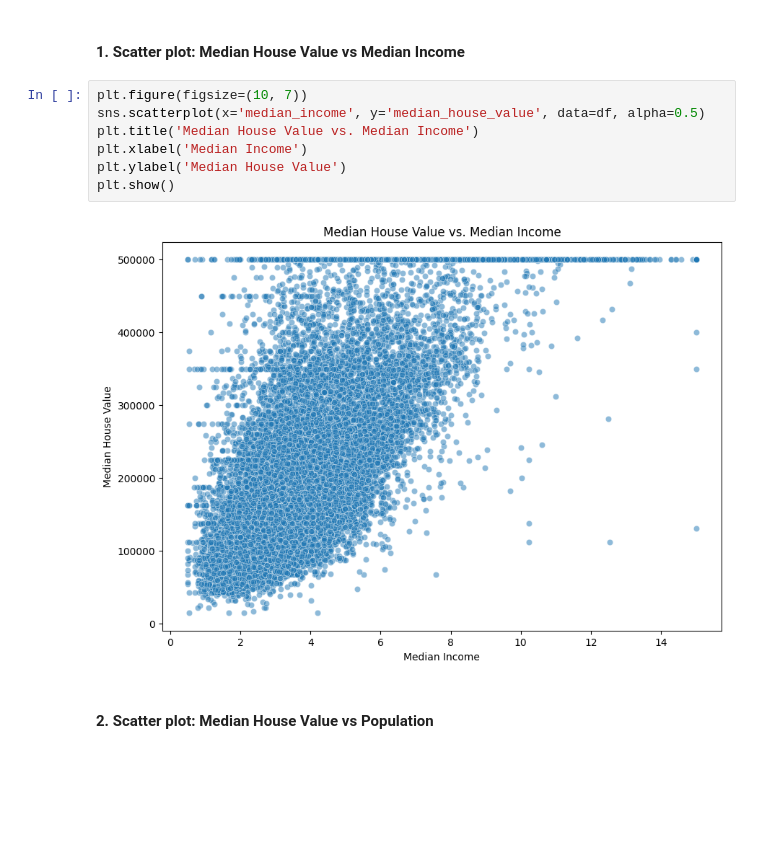
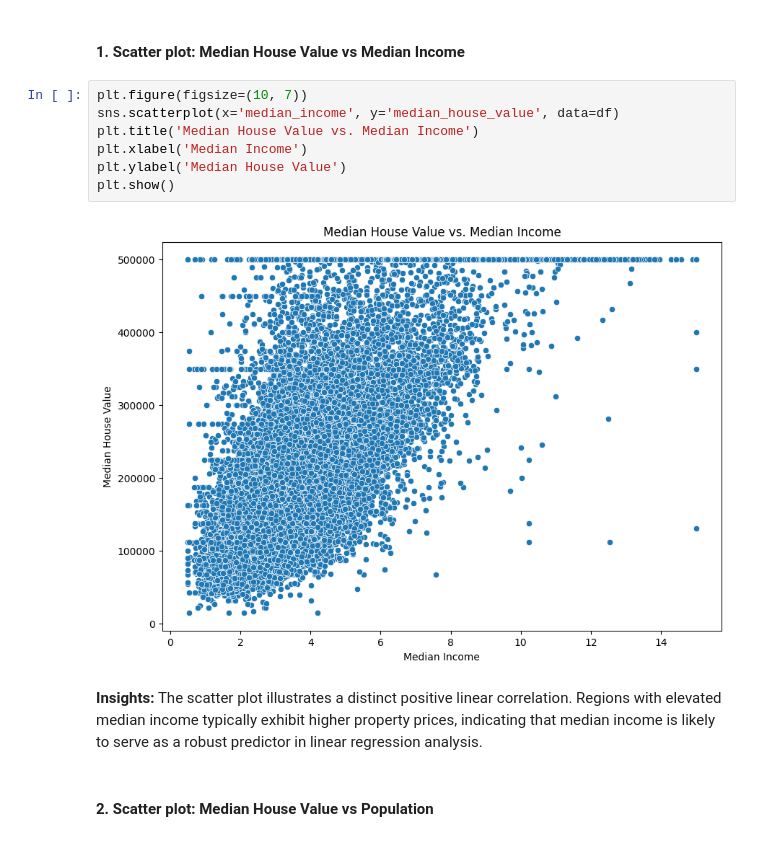
Before and after one commit to MandeepCon/Practical-Lab-1---ULR, a Jupyter notebook: Main.ipynb, the cells around one changed output. Cells and saved outputs as stored; diff of their text form; blank space fills up the shorter version.

```diff
--- a/Main.ipynb
+++ b/Main.ipynb
@@ -114,13 +122,15 @@ There were some missing values in the **total_bedrooms**. I filled the missing v
 #### 1. Scatter plot: Median House Value vs Median Income
 # %%
 plt.figure(figsize=(10, 7))
-sns.scatterplot(x='median_income', y='median_house_value', data=df, alpha=0.5)
+sns.scatterplot(x='median_income', y='median_house_value', data=df)
 plt.title('Median House Value vs. Median Income')
 plt.xlabel('Median Income')
 plt.ylabel('Median House Value')
 plt.show()
 # %% [output]
-[figure, old version]
+[figure, new version]
+# %% [markdown]
+**Insights:** The scatter plot illustrates a distinct positive linear correlation. Regions with elevated median income typically exhibit higher property prices, indicating that median income is likely to serve as a robust predictor in linear regression analysis.
 # %% [markdown]
 #### 2. Scatter plot: Median House Value vs Population
 # %%
```
Also changed, not shown: parts of 13 cells of this notebook.
